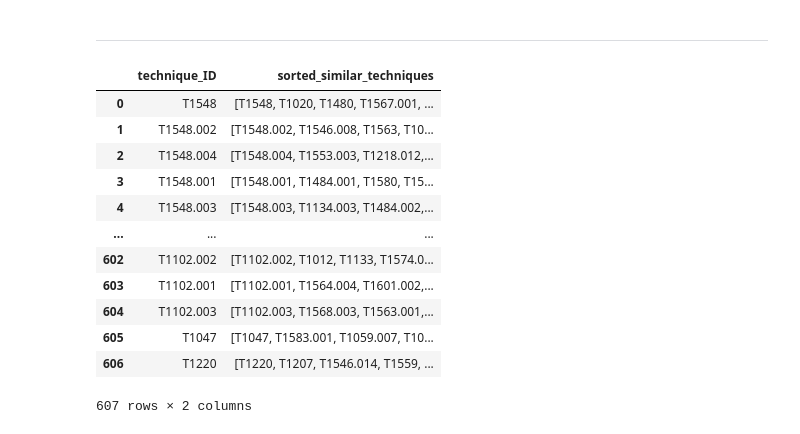
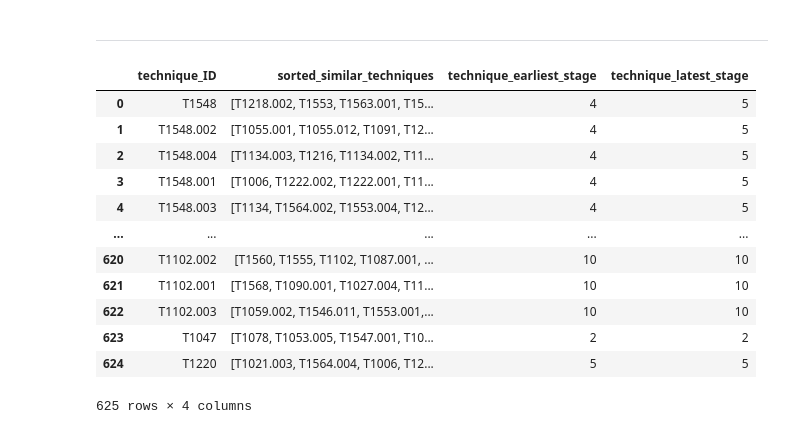
Before and after one commit to hcvu1050/hieuchivu-gt24-repo3, a Jupyter notebook: notebooks/unit_test_8_model_load.ipynb, the cells around one changed output. Drawn from its saved outputs; the diff is of its cells as text; code cells hidden in the pictures.

Commit message:
updated look up table for current model

```diff
--- a/notebooks/unit_test_8_model_load.ipynb
+++ b/notebooks/unit_test_8_model_load.ipynb
@@ -342,16 +342,17 @@ res = make_look_up_table (learned_features= learned_features, id_list= id_list)
-# %%
-res
-# %% [output]
-|  | technique_ID | sorted_similar_techniques |
-| 0 | T1548 | [T1548, T1020, T1480, T1567.001, ... |
-| 1 | T1548.002 | [T1548.002, T1546.008, T1563, T10... |
-| 2 | T1548.004 | [T1548.004, T1553.003, T1218.012,... |
-| 3 | T1548.001 | [T1548.001, T1484.001, T1580, T15... |
-| 4 | T1548.003 | [T1548.003, T1134.003, T1484.002,... |
-| ... | ... | ... |
-| 602 | T1102.002 | [T1102.002, T1012, T1133, T1574.0... |
-| 603 | T1102.001 | [T1102.001, T1564.004, T1601.002,... |
-| 604 | T1102.003 | [T1102.003, T1568.003, T1563.001,... |
-| 605 | T1047 | [T1047, T1583.001, T1059.007, T10... |
-| 606 | T1220 | [T1220, T1207, T1546.014, T1559, ... |
-607 rows × 2 columns
+# %%
+import pandas as pd
+pd.read_pickle ('../data/lookup_tables/m06d_1_2_a.pkl')
+# %% [output]
+|  | technique_ID | sorted_similar_techniques | technique_earliest_stage | technique_latest_stage |
+| 0 | T1548 | [T1218.002, T1553, T1563.001, T15... | 4 | 5 |
+| 1 | T1548.002 | [T1055.001, T1055.012, T1091, T12... | 4 | 5 |
+| 2 | T1548.004 | [T1134.003, T1216, T1134.002, T11... | 4 | 5 |
+| 3 | T1548.001 | [T1006, T1222.002, T1222.001, T11... | 4 | 5 |
+| 4 | T1548.003 | [T1134, T1564.002, T1553.004, T12... | 4 | 5 |
+| ... | ... | ... | ... | ... |
+| 620 | T1102.002 | [T1560, T1555, T1102, T1087.001, ... | 10 | 10 |
+| 621 | T1102.001 | [T1568, T1090.001, T1027.004, T11... | 10 | 10 |
+| 622 | T1102.003 | [T1059.002, T1546.011, T1553.001,... | 10 | 10 |
+| 623 | T1047 | [T1078, T1053.005, T1547.001, T10... | 2 | 2 |
+| 624 | T1220 | [T1021.003, T1564.004, T1006, T12... | 5 | 5 |
+625 rows × 4 columns
```
Also changed, not shown: parts of 2 cells of this notebook, 6 other files.
